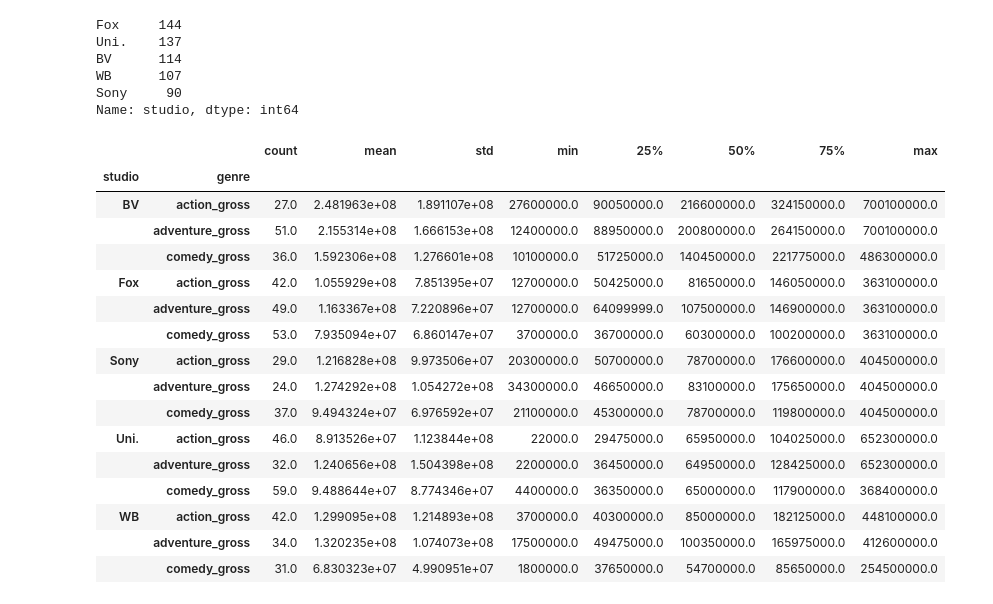
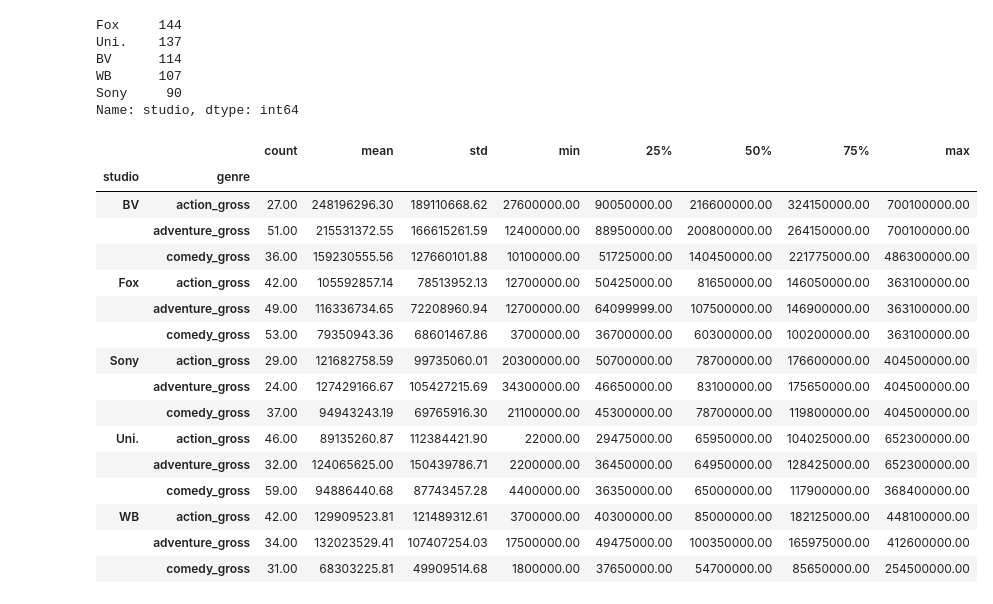
Before and after one commit to k-christensen/K_and_A_movie_project, a Jupyter notebook: tech_notebook.ipynb, the cells around one changed output. Cells and saved outputs as stored; diff of their text form; code cells hidden in the pictures.

```diff
--- a/tech_notebook.ipynb
+++ b/tech_notebook.ipynb
@@ -242,23 +243,28 @@ Name: studio, dtype: int64
 top_five_studios_df = three_top_df.loc[(three_top_df['studio'] == 'Uni.') | (three_top_df['studio'] == 'Fox') |
                                  (three_top_df['studio'] == 'WB') | (three_top_df['studio'] == 'Sony') |
                                  (three_top_df['studio'] == 'BV')]
-# %%
-top_five_studios_df.groupby(['studio', 'genre']).describe()['domestic_gross']
-# %% [output]
-|  |  | count | mean | std | min | 25% | 50% | 75% | max |
-| studio | genre |  |  |  |  |  |  |  |  |
-| BV | action_gross | 27.0 | 2.481963e+08 | 1.891107e+08 | 27600000.0 | 90050000.0 | 216600000.0 | 324150000.0 | 700100000.0 |
-|  | adventure_gross | 51.0 | 2.155314e+08 | 1.666153e+08 | 12400000.0 | 88950000.0 | 200800000.0 | 264150000.0 | 700100000.0 |
-|  | comedy_gross | 36.0 | 1.592306e+08 | 1.276601e+08 | 10100000.0 | 51725000.0 | 140450000.0 | 221775000.0 | 486300000.0 |
-| Fox | action_gross | 42.0 | 1.055929e+08 | 7.851395e+07 | 12700000.0 | 50425000.0 | 81650000.0 | 146050000.0 | 363100000.0 |
-|  | adventure_gross | 49.0 | 1.163367e+08 | 7.220896e+07 | 12700000.0 | 64099999.0 | 107500000.0 | 146900000.0 | 363100000.0 |
-|  | comedy_gross | 53.0 | 7.935094e+07 | 6.860147e+07 | 3700000.0 | 36700000.0 | 60300000.0 | 100200000.0 | 363100000.0 |
-| Sony | action_gross | 29.0 | 1.216828e+08 | 9.973506e+07 | 20300000.0 | 50700000.0 | 78700000.0 | 176600000.0 | 404500000.0 |
-|  | adventure_gross | 24.0 | 1.274292e+08 | 1.054272e+08 | 34300000.0 | 46650000.0 | 83100000.0 | 175650000.0 | 404500000.0 |
-|  | comedy_gross | 37.0 | 9.494324e+07 | 6.976592e+07 | 21100000.0 | 45300000.0 | 78700000.0 | 119800000.0 | 404500000.0 |
-| Uni. | action_gross | 46.0 | 8.913526e+07 | 1.123844e+08 | 22000.0 | 29475000.0 | 65950000.0 | 104025000.0 | 652300000.0 |
-|  | adventure_gross | 32.0 | 1.240656e+08 | 1.504398e+08 | 2200000.0 | 36450000.0 | 64950000.0 | 128425000.0 | 652300000.0 |
-|  | comedy_gross | 59.0 | 9.488644e+07 | 8.774346e+07 | 4400000.0 | 36350000.0 | 65000000.0 | 117900000.0 | 368400000.0 |
-| WB | action_gross | 42.0 | 1.299095e+08 | 1.214893e+08 | 3700000.0 | 40300000.0 | 85000000.0 | 182125000.0 | 448100000.0 |
-|  | adventure_gross | 34.0 | 1.320235e+08 | 1.074073e+08 | 17500000.0 | 49475000.0 | 100350000.0 | 165975000.0 | 412600000.0 |
-|  | comedy_gross | 31.0 | 6.830323e+07 | 4.990951e+07 | 1800000.0 | 37650000.0 | 54700000.0 | 85650000.0 | 254500000.0 |
+# %%
+# create table of studio earnings subdivided by genre, suppress scientific notation to make the table more readable
+
+studio_genre_table = top_five_studios_df.groupby(['studio', 'genre']).describe()['domestic_gross']
+pd.set_option('display.float_format', '{:.2f}'.format)
+
+export_csv = studio_genre_table.to_csv('studio_genre_table.csv', index= None, header = True)
+# %% [output]
+|  |  | count | mean | std | min | 25% | 50% | 75% | max |
+| studio | genre |  |  |  |  |  |  |  |  |
+| BV | action_gross | 27.00 | 248196296.30 | 189110668.62 | 27600000.00 | 90050000.00 | 216600000.00 | 324150000.00 | 700100000.00 |
+|  | adventure_gross | 51.00 | 215531372.55 | 166615261.59 | 12400000.00 | 88950000.00 | 200800000.00 | 264150000.00 | 700100000.00 |
+|  | comedy_gross | 36.00 | 159230555.56 | 127660101.88 | 10100000.00 | 51725000.00 | 140450000.00 | 221775000.00 | 486300000.00 |
+| Fox | action_gross | 42.00 | 105592857.14 | 78513952.13 | 12700000.00 | 50425000.00 | 81650000.00 | 146050000.00 | 363100000.00 |
+|  | adventure_gross | 49.00 | 116336734.65 | 72208960.94 | 12700000.00 | 64099999.00 | 107500000.00 | 146900000.00 | 363100000.00 |
+|  | comedy_gross | 53.00 | 79350943.36 | 68601467.86 | 3700000.00 | 36700000.00 | 60300000.00 | 100200000.00 | 363100000.00 |
+| Sony | action_gross | 29.00 | 121682758.59 | 99735060.01 | 20300000.00 | 50700000.00 | 78700000.00 | 176600000.00 | 404500000.00 |
+|  | adventure_gross | 24.00 | 127429166.67 | 105427215.69 | 34300000.00 | 46650000.00 | 83100000.00 | 175650000.00 | 404500000.00 |
+|  | comedy_gross | 37.00 | 94943243.19 | 69765916.30 | 21100000.00 | 45300000.00 | 78700000.00 | 119800000.00 | 404500000.00 |
+| Uni. | action_gross | 46.00 | 89135260.87 | 112384421.90 | 22000.00 | 29475000.00 | 65950000.00 | 104025000.00 | 652300000.00 |
+|  | adventure_gross | 32.00 | 124065625.00 | 150439786.71 | 2200000.00 | 36450000.00 | 64950000.00 | 128425000.00 | 652300000.00 |
+|  | comedy_gross | 59.00 | 94886440.68 | 87743457.28 | 4400000.00 | 36350000.00 | 65000000.00 | 117900000.00 | 368400000.00 |
+| WB | action_gross | 42.00 | 129909523.81 | 121489312.61 | 3700000.00 | 40300000.00 | 85000000.00 | 182125000.00 | 448100000.00 |
+|  | adventure_gross | 34.00 | 132023529.41 | 107407254.03 | 17500000.00 | 49475000.00 | 100350000.00 | 165975000.00 | 412600000.00 |
+|  | comedy_gross | 31.00 | 68303225.81 | 49909514.68 | 1800000.00 | 37650000.00 | 54700000.00 | 85650000.00 | 254500000.00 |
```
Also changed, not shown: parts of 32 cells of this notebook, 11 other files.
